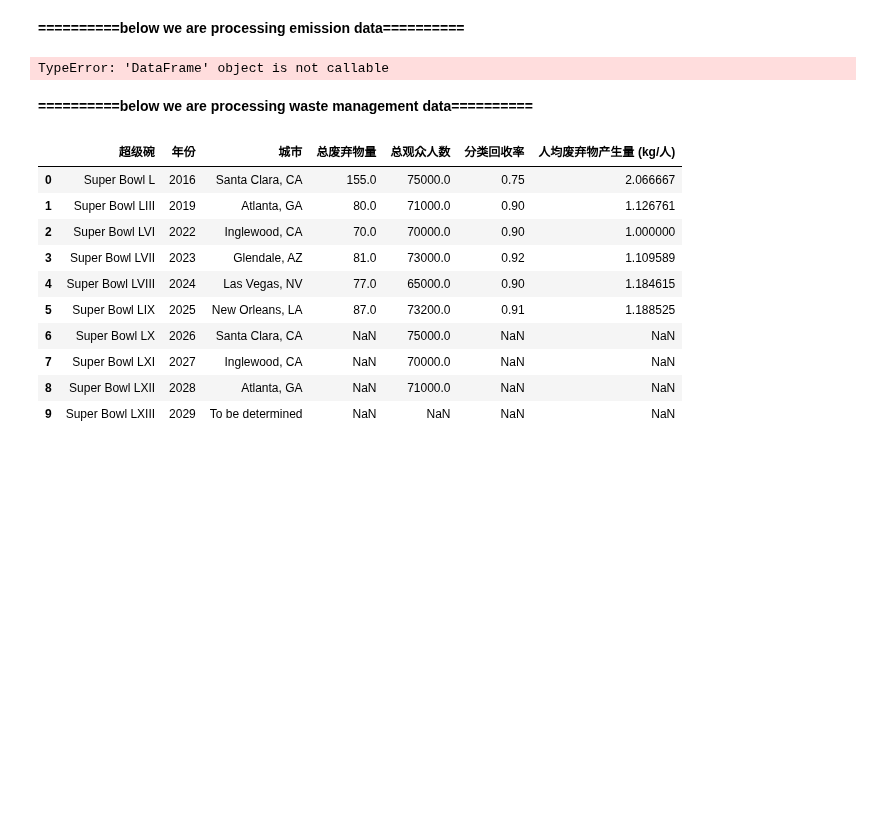
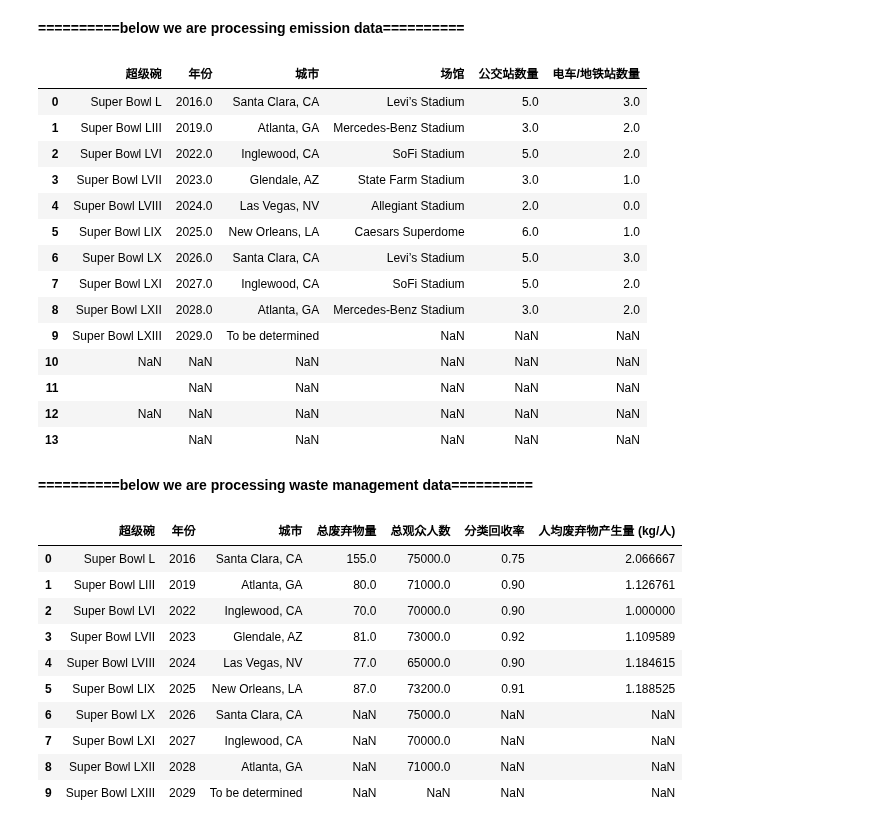
Before and after one commit to maop0/Super-Bowl-Mathematical-Modelling, a Jupyter notebook: Superbowl_vs_environment.ipynb, the cells around one changed output. Saved outputs shown, nothing was run; the diff lists cells and outputs as text; code cells hidden in the pictures; blank space fills up the shorter version.

```diff
--- a/Superbowl_vs_environment.ipynb
+++ b/Superbowl_vs_environment.ipynb
@@ -312,13 +312,27 @@ energy_consumption_data
 # %%
 #process emission data
 emmision_data['公交站数量'] = pd.DataFrame(map(float, emmision_data['公交站数量']))
 emmision_data['电车/地铁站数量'] = pd.DataFrame(map(float, emmision_data['电车/地铁站数量']))
 emission_data = pd.DataFrame(emmision_data[emmision_data.columns[:-1]])
-emission_data_santa = emission_data(np.where(emission_data['城市']=='Santa Clara, CA	'))
-emission_data_santa
+#emission_data_santa = emission_data(np.where(emission_data['城市']=='Santa Clara, CA	'))
+#emission_data_santa
 emission_data
 # %% [output]
-TypeError: 'DataFrame' object is not callable
+|  | 超级碗 | 年份 | 城市 | 场馆 | 公交站数量 | 电车/地铁站数量 |
+| 0 | Super Bowl L | 2016.0 | Santa Clara, CA | Levi’s Stadium | 5.0 | 3.0 |
+| 1 | Super Bowl LIII | 2019.0 | Atlanta, GA | Mercedes-Benz Stadium | 3.0 | 2.0 |
+| 2 | Super Bowl LVI | 2022.0 | Inglewood, CA | SoFi Stadium | 5.0 | 2.0 |
+| 3 | Super Bowl LVII | 2023.0 | Glendale, AZ | State Farm Stadium | 3.0 | 1.0 |
+| 4 | Super Bowl LVIII | 2024.0 | Las Vegas, NV | Allegiant Stadium | 2.0 | 0.0 |
+| 5 | Super Bowl LIX | 2025.0 | New Orleans, LA | Caesars Superdome | 6.0 | 1.0 |
+| 6 | Super Bowl LX | 2026.0 | Santa Clara, CA | Levi’s Stadium | 5.0 | 3.0 |
+| 7 | Super Bowl LXI | 2027.0 | Inglewood, CA | SoFi Stadium | 5.0 | 2.0 |
+| 8 | Super Bowl LXII | 2028.0 | Atlanta, GA | Mercedes-Benz Stadium | 3.0 | 2.0 |
+| 9 | Super Bowl LXIII | 2029.0 | To be determined | NaN | NaN | NaN |
+| 10 | NaN | NaN | NaN | NaN | NaN | NaN |
+| 11 |  | NaN | NaN | NaN | NaN | NaN |
+| 12 | NaN | NaN | NaN | NaN | NaN | NaN |
+| 13 |  | NaN | NaN | NaN | NaN | NaN |
 # %% [markdown]
 **==========below we are processing waste management data==========**
 # %%
```
Also changed, not shown: parts of 5 cells of this notebook.
